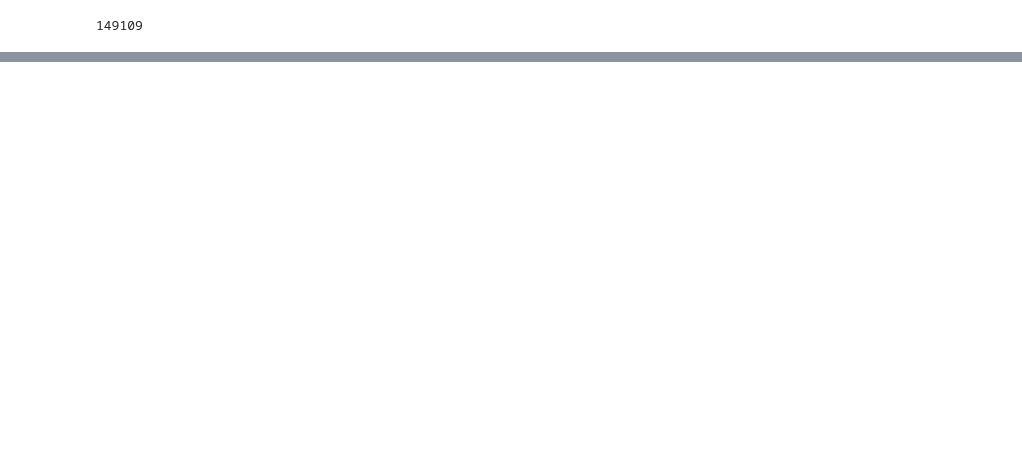
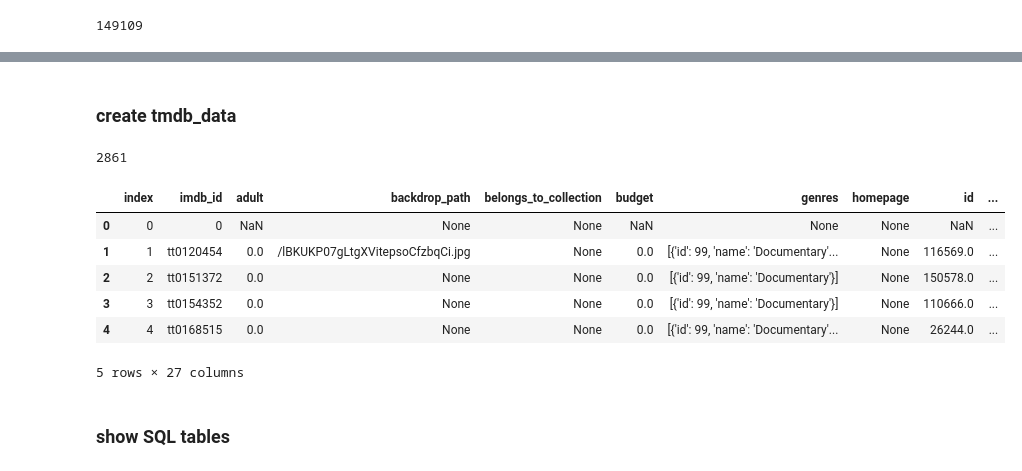
Before and after one commit to thomasgreenacre/DE_Wk1_Project-3--Part1--core-, a Jupyter notebook: DE_Wk1_Project3_Part3(core)_v2.ipynb, the cells around one changed output, grey strips where cells are left out. Cells and saved outputs as stored; diff of their text form; code cells hidden in the pictures; blank space fills up the shorter version.

```diff
--- a/DE_Wk1_Project3_Part3(core)_v2.ipynb
+++ b/DE_Wk1_Project3_Part3(core)_v2.ipynb
@@ -156,0 +345,26 @@ OperationalError: (pymysql.err.OperationalError) (1241, 'Operand should contain
+# %% [markdown]
+### create tmdb_data
+# %%
+## Set the dataframe index and use index=True
+combined_df.to_sql('tmdb_data', engine,index=True, if_exists = 'replace' )
+# %% [output]
+2861
+# %%
+# Write your SQL query in this string
+sql = """
+SELECT *
+FROM tmdb_data
+LIMIT 5
+"""
+# Read the sql query into pandas to view the results
+pd.read_sql_query(sql, engine)
+# %% [output]
+|  | index | imdb_id | adult | backdrop_path | belongs_to_collection | budget | genres | homepage | id | ... |
+| 0 | 0 | 0 | NaN | None | None | NaN | None | None | NaN | ... |
+| 1 | 1 | tt0120454 | 0.0 | /lBKUKP07gLtgXVitepsoCfzbqCi.jpg | None | 0.0 | [{'id': 99, 'name': 'Documentary'... | None | 116569.0 | ... |
+| 2 | 2 | tt0151372 | 0.0 | None | None | 0.0 | [{'id': 99, 'name': 'Documentary'}] | None | 150578.0 | ... |
+| 3 | 3 | tt0154352 | 0.0 | None | None | 0.0 | [{'id': 99, 'name': 'Documentary'}] | None | 110666.0 | ... |
+| 4 | 4 | tt0168515 | 0.0 | None | None | 0.0 | [{'id': 99, 'name': 'Documentary'... | None | 26244.0 | ... |
+5 rows × 27 columns
+# %% [markdown]
+### show SQL tables
```
Also changed, not shown: parts of 37 cells of this notebook.
